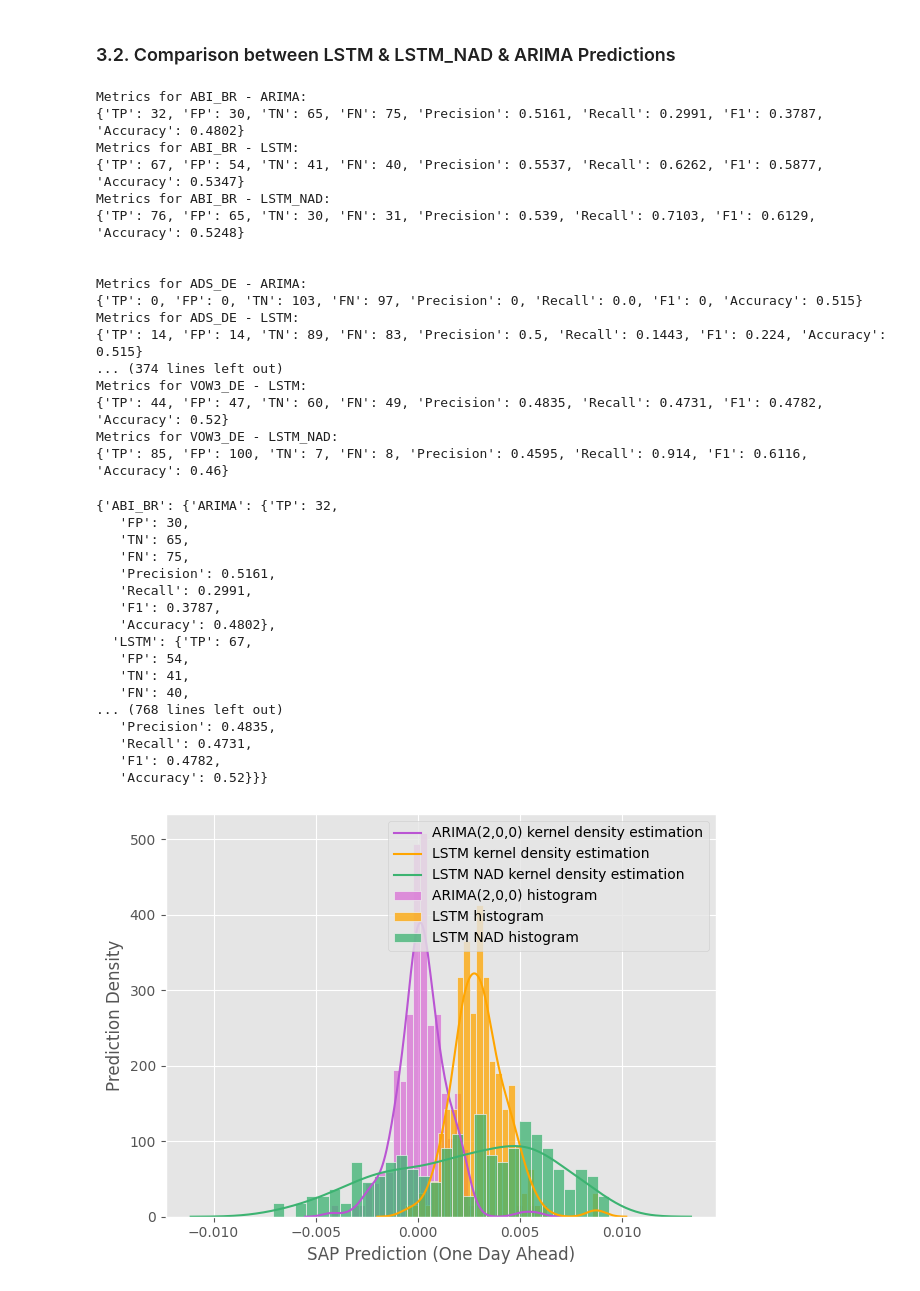
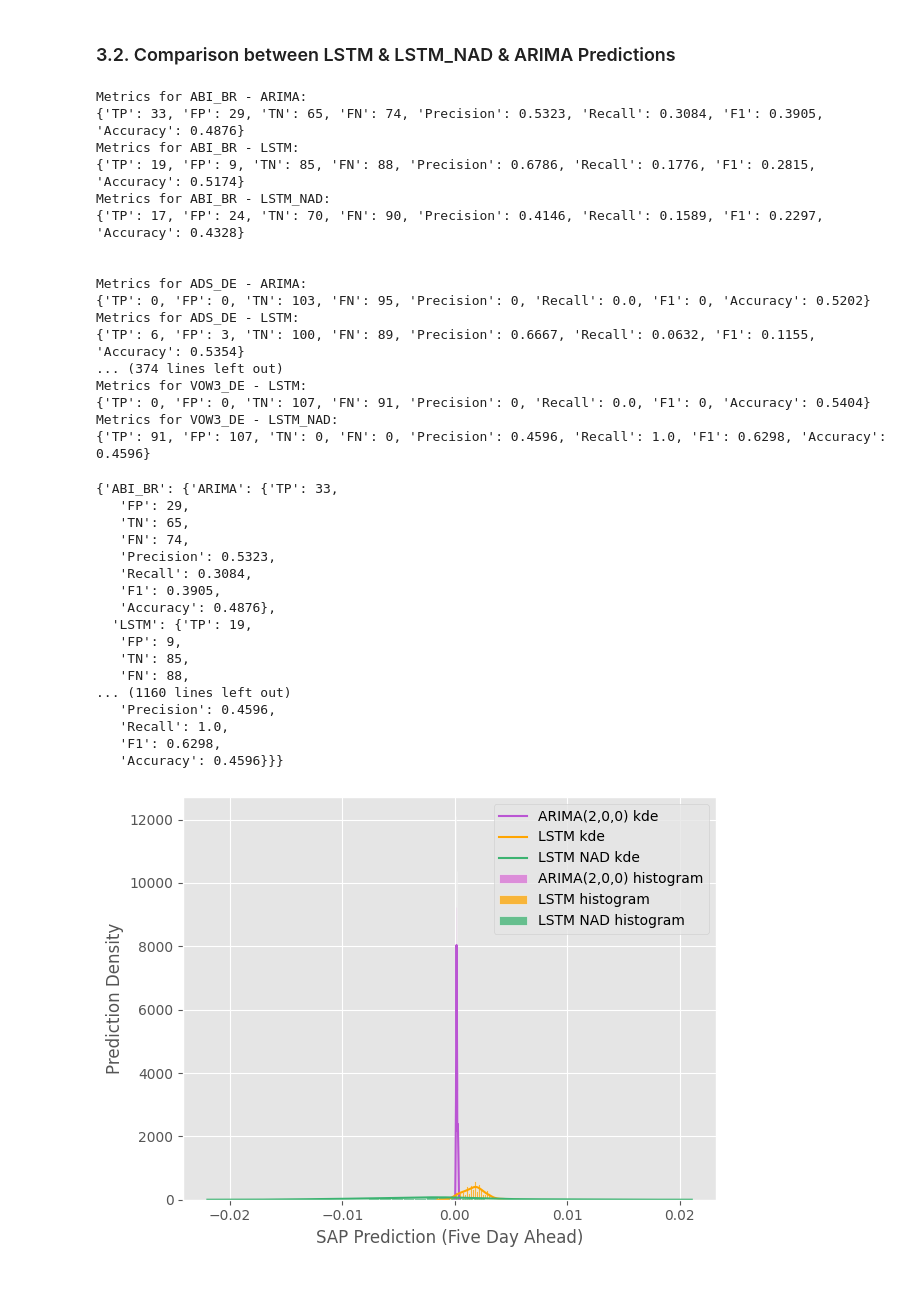
Before and after one commit to cem-akkus/Master, a Jupyter notebook: AssetReturnPrediction.ipynb, the cells around one changed output. Saved outputs shown, nothing was run; the diff lists cells and outputs as text; code cells hidden in the pictures.

```diff
--- a/AssetReturnPrediction.ipynb
+++ b/AssetReturnPrediction.ipynb
@@ -53,7 +53,7 @@ output_steps = 1 #1-day ahead predictions
 # %%
-# #general hyperparameter for lstm
-# input_steps = 20
-# output_steps = 5 #5-day ahead predictions
+#general hyperparameter for lstm
+input_steps = 20
+output_steps = 5 #5-day ahead predictions
 # %% [markdown]
 ### 1.2. Defining Functions
 # %%
@@ -1787,42 +1787,42 @@ for company, metrics in metrics_comp.items():
     print("\n")  # Adds a newline for better readability between companies
 # %% [output]
 Metrics for ABI_BR - ARIMA:
-{'TP': 32, 'FP': 30, 'TN': 65, 'FN': 75, 'Precision': 0.5161, 'Recall': 0.2991, 'F1': 0.3787, 'Accuracy': 0.4802}
+{'TP': 33, 'FP': 29, 'TN': 65, 'FN': 74, 'Precision': 0.5323, 'Recall': 0.3084, 'F1': 0.3905, 'Accuracy': 0.4876}
 Metrics for ABI_BR - LSTM:
-{'TP': 67, 'FP': 54, 'TN': 41, 'FN': 40, 'Precision': 0.5537, 'Recall': 0.6262, 'F1': 0.5877, 'Accuracy': 0.5347}
+{'TP': 19, 'FP': 9, 'TN': 85, 'FN': 88, 'Precision': 0.6786, 'Recall': 0.1776, 'F1': 0.2815, 'Accuracy': 0.5174}
 Metrics for ABI_BR - LSTM_NAD:
-{'TP': 76, 'FP': 65, 'TN': 30, 'FN': 31, 'Precision': 0.539, 'Recall': 0.7103, 'F1': 0.6129, 'Accuracy': 0.5248}
+{'TP': 17, 'FP': 24, 'TN': 70, 'FN': 90, 'Precision': 0.4146, 'Recall': 0.1589, 'F1': 0.2297, 'Accuracy': 0.4328}
 
 
 Metrics for ADS_DE - ARIMA:
-{'TP': 0, 'FP': 0, 'TN': 103, 'FN': 97, 'Precision': 0, 'Recall': 0.0, 'F1': 0, 'Accuracy': 0.515}
+{'TP': 0, 'FP': 0, 'TN': 103, 'FN': 95, 'Precision': 0, 'Recall': 0.0, 'F1': 0, 'Accuracy': 0.5202}
 Metrics for ADS_DE - LSTM:
-{'TP': 14, 'FP': 14, 'TN': 89, 'FN': 83, 'Precision': 0.5, 'Recall': 0.1443, 'F1': 0.224, 'Accuracy': 0.515}
+{'TP': 6, 'FP': 3, 'TN': 100, 'FN': 89, 'Precision': 0.6667, 'Recall': 0.0632, 'F1': 0.1155, 'Accuracy': 0.5354}
 ... (374 lines left out)
 Metrics for VOW3_DE - LSTM:
-{'TP': 44, 'FP': 47, 'TN': 60, 'FN': 49, 'Precision': 0.4835, 'Recall': 0.4731, 'F1': 0.4782, 'Accuracy': 0.52}
+{'TP': 0, 'FP': 0, 'TN': 107, 'FN': 91, 'Precision': 0, 'Recall': 0.0, 'F1': 0, 'Accuracy': 0.5404}
 Metrics for VOW3_DE - LSTM_NAD:
-{'TP': 85, 'FP': 100, 'TN': 7, 'FN': 8, 'Precision': 0.4595, 'Recall': 0.914, 'F1': 0.6116, 'Accuracy': 0.46}
+{'TP': 91, 'FP': 107, 'TN': 0, 'FN': 0, 'Precision': 0.4596, 'Recall': 1.0, 'F1': 0.6298, 'Accuracy': 0.4596}
 # %%
 metrics_comp
 # %% [output]
-{'ABI_BR': {'ARIMA': {'TP': 32,
-   'FP': 30,
+{'ABI_BR': {'ARIMA': {'TP': 33,
+   'FP': 29,
    'TN': 65,
-   'FN': 75,
-   'Precision': 0.5161,
-   'Recall': 0.2991,
-   'F1': 0.3787,
-   'Accuracy': 0.4802},
-  'LSTM': {'TP': 67,
-   'FP': 54,
-   'TN': 41,
-   'FN': 40,
-... (768 lines left out)
-   'Precision': 0.4835,
-   'Recall': 0.4731,
-   'F1': 0.4782,
-   'Accuracy': 0.52}}}
+   'FN': 74,
+   'Precision': 0.5323,
+   'Recall': 0.3084,
+   'F1': 0.3905,
+   'Accuracy': 0.4876},
+  'LSTM': {'TP': 19,
+   'FP': 9,
+   'TN': 85,
+   'FN': 88,
+... (1160 lines left out)
+   'Precision': 0.4596,
+   'Recall': 1.0,
+   'F1': 0.6298,
+   'Accuracy': 0.4596}}}
 # %%
 # Setting up the bins parameter for consistency across histograms
 bins = 30  # Adjust the number of bins as needed
@@ -1831,35 +1831,35 @@ bins = 30  # Adjust the number of bins as needed
 sns.histplot(data=results_comp['SAP_DE'], x='pred_arima', bins=bins, color='orchid', stat='density', label='ARIMA(2,0,0) histogram')
 
 # ARIMA KDE
-sns.kdeplot(data=results_comp['SAP_DE'], x='pred_arima', color='mediumorchid', label='ARIMA(2,0,0) kernel density estimation')
+sns.kdeplot(data=results_comp['SAP_DE'], x='pred_arima', color='mediumorchid', label='ARIMA(2,0,0) kde')
 
 # LSTM Histogram
 sns.histplot(data=results_comp['SAP_DE'], x='pred_lstm', bins=bins, color='orange', stat='density', label='LSTM histogram')
 
 # LSTM KDE
-sns.kdeplot(data=results_comp['SAP_DE'], x='pred_lstm', color='orange', label='LSTM kernel density estimation')
+sns.kdeplot(data=results_comp['SAP_DE'], x='pred_lstm', color='orange', label='LSTM kde')
 
 # LSTM Histogram
 sns.histplot(data=results_comp['SAP_DE'], x='pred_lstm_nad', bins=bins, color='mediumseagreen', stat='density', label='LSTM NAD histogram')
 
 # LSTM KDE
-sns.kdeplot(data=results_comp['SAP_DE'], x='pred_lstm_nad', color='mediumseagreen', label='LSTM NAD kernel density estimation')
+sns.kdeplot(data=results_comp['SAP_DE'], x='pred_lstm_nad', color='mediumseagreen', label='LSTM NAD kde')
 
 # Actual Histogram
 #sns.histplot(data=results_comp['SAP_DE'], x='actual', bins=bins, color='blue', stat='density', label='Actual histogram')
 
 # Actual KDE
 #sns.kdeplot(data=results_comp['SAP_DE'], x='actual', color='blue', label='Actual kernel density estimation')
 
 # Adding labels and adjusting layout
-plt.xlabel('SAP Prediction (One Day Ahead)')
+plt.xlabel('SAP Prediction (Five Day Ahead)')
 plt.ylabel('Prediction Density')
 plt.tight_layout()
 plt.legend()
 
 # Uncomment the following line if you want to save the figure
 #plt.savefig('hist_pred_sap.png')
 
 plt.show()
 # %% [output]
-[figure, old version]
+[figure, new version]
```
Also changed, not shown: parts of 30 cells of this notebook.
